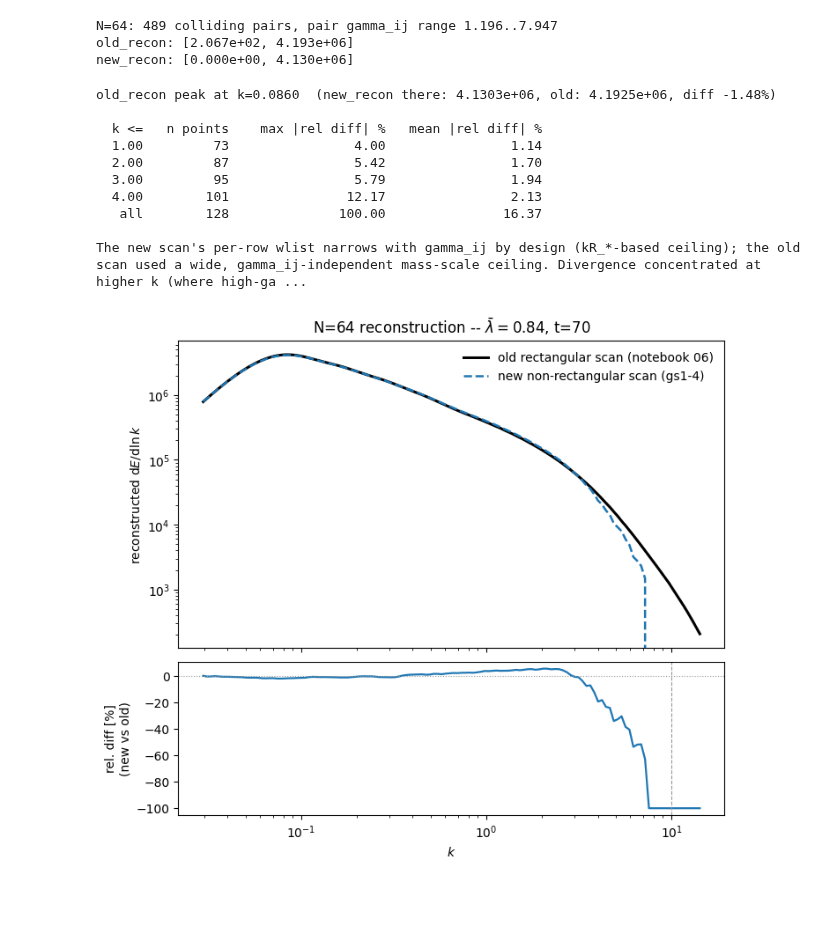
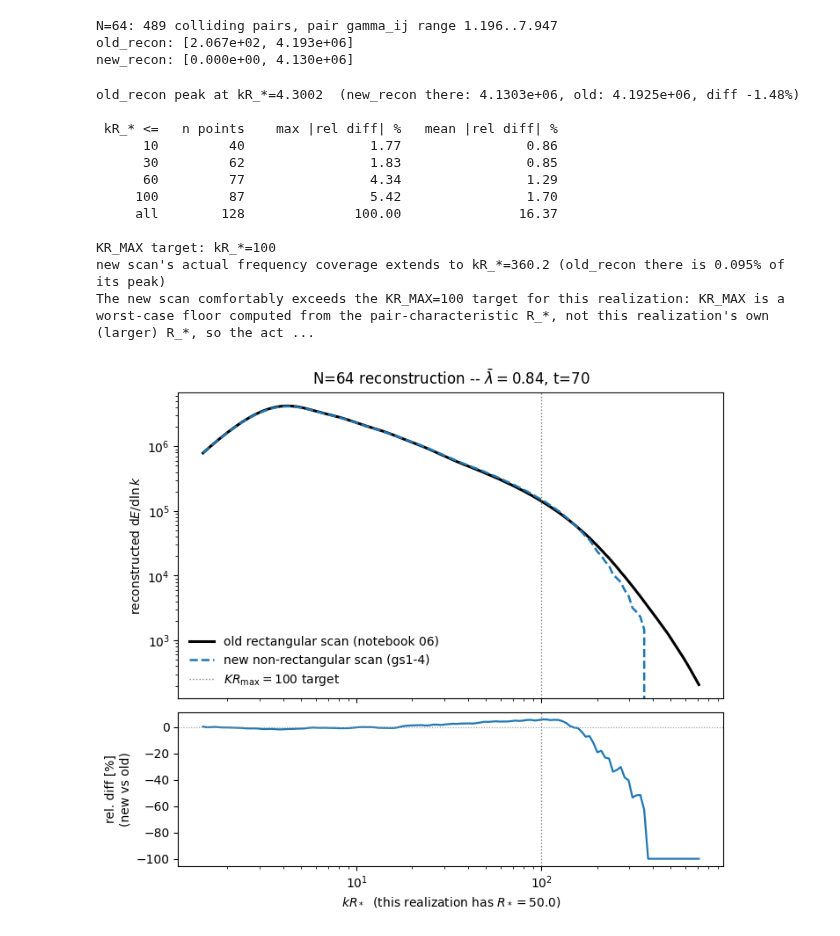
Before and after one commit to MSABuschmann/PhaseTransitionBuilder, a Jupyter notebook: notebooks/16_n64_reconstruction_scan_comparison.ipynb, the cells around one changed output. Saved outputs shown, nothing was run; the diff lists cells and outputs as text; code cells hidden in the pictures; blank space fills up the shorter version.

Commit message:
Fix N=64 comparison to plot kR_* with the realization's own R_*, not the pair-characteristic one

```diff
--- a/notebooks/16_n64_reconstruction_scan_comparison.ipynb
+++ b/notebooks/16_n64_reconstruction_scan_comparison.ipynb
@@ -227,60 +243,71 @@ N=64: 489 colliding pairs, pair gamma_ij range 1.196..7.947
 old_recon: [2.067e+02, 4.193e+06]
 new_recon: [0.000e+00, 4.130e+06]
 # %%
-def rel_diff_report(kcut):
-    mask = (k_out <= kcut) & (old_recon > 0)
+x_out = k_out * Rstar_realization   # dimensionless kR_*, the physically meaningful axis
+
+def rel_diff_report(xcut):
+    mask = (x_out <= xcut) & (old_recon > 0)
     rd = (new_recon[mask] - old_recon[mask]) / old_recon[mask]
     return mask.sum(), np.abs(rd).max() * 100, np.abs(rd).mean() * 100
 
 ipeak = np.argmax(old_recon)
-print(f'old_recon peak at k={k_out[ipeak]:.4f}  (new_recon there: {new_recon[ipeak]:.4e}, '
+print(f'old_recon peak at kR_*={x_out[ipeak]:.4f}  (new_recon there: {new_recon[ipeak]:.4e}, '
       f'old: {old_recon[ipeak]:.4e}, diff {100*(new_recon[ipeak]-old_recon[ipeak])/old_recon[ipeak]:+.2f}%)')
 print()
-print(f"{'k <=':>6}  {'n points':>9}  {'max |rel diff| %':>18}  {'mean |rel diff| %':>18}")
-for kcut in (1.0, 2.0, 3.0, 4.0, k_out.max()):
-    n, mx, mn = rel_diff_report(kcut)
-    label = f'{kcut:.2f}' if kcut < k_out.max() else 'all'
-    print(f'{label:>6}  {n:>9}  {mx:>18.2f}  {mn:>18.2f}')
+print(f"{'kR_* <=':>8}  {'n points':>9}  {'max |rel diff| %':>18}  {'mean |rel diff| %':>18}")
+for xcut in (10.0, 30.0, 60.0, KR_MAX, x_out.max()):
+    n, mx, mn = rel_diff_report(xcut)
+    label = f'{xcut:.0f}' if xcut < x_out.max() else 'all'
+    print(f'{label:>8}  {n:>9}  {mx:>18.2f}  {mn:>18.2f}')
+
+new_nonzero = np.where(new_recon > 0)[0]
+x_new_cutoff = x_out[new_nonzero[-1]]
+old_frac_at_cutoff = old_recon[new_nonzero[-1]] / old_recon.max()
 print()
-print('The new scan\'s per-row wlist narrows with gamma_ij by design (kR_*-based '
-      'ceiling); the old scan used a wide, gamma_ij-independent mass-scale ceiling. '
-      'Divergence concentrated at higher k (where high-gamma_ij pairs\' bracket rows '
-      'in the new scan have already run out of frequency coverage) is therefore '
-      'expected, not a reconstruction defect -- see the peak/low-k agreement above.')
+print(f'KR_MAX target: kR_*={KR_MAX:.0f}')
+print(f'new scan\'s actual frequency coverage extends to kR_*={x_new_cutoff:.1f} '
+      f'(old_recon there is {old_frac_at_cutoff*100:.3f}% of its peak)')
+print('The new scan comfortably exceeds the KR_MAX=100 target for this realization: '
+      'KR_MAX is a worst-case floor computed from the pair-characteristic R_*, not '
+      'this realization\'s own (larger) R_*, so the actual coverage in kR_* is wider '
+      'than the guaranteed minimum.')
 # %% [output]
-old_recon peak at k=0.0860  (new_recon there: 4.1303e+06, old: 4.1925e+06, diff -1.48%)
+old_recon peak at kR_*=4.3002  (new_recon there: 4.1303e+06, old: 4.1925e+06, diff -1.48%)
 
-  k <=   n points    max |rel diff| %   mean |rel diff| %
-  1.00         73                4.00                1.14
-  2.00         87                5.42                1.70
-  3.00         95                5.79                1.94
-  4.00        101               12.17                2.13
-   all        128              100.00               16.37
+ kR_* <=   n points    max |rel diff| %   mean |rel diff| %
+      10         40                1.77                0.86
+      30         62                1.83                0.85
+      60         77                4.34                1.29
+     100         87                5.42                1.70
+     all        128              100.00               16.37
 
-The new scan's per-row wlist narrows with gamma_ij by design (kR_*-based ceiling); the old scan used a wide, gamma_ij-independent mass-scale ceiling. Divergence concentrated at higher k (where high-ga ...
+KR_MAX target: kR_*=100
+new scan's actual frequency coverage extends to kR_*=360.2 (old_recon there is 0.095% of its peak)
+The new scan comfortably exceeds the KR_MAX=100 target for this realization: KR_MAX is a worst-case floor computed from the pair-characteristic R_*, not this realization's own (larger) R_*, so the act ...
 # %%
 fig, (ax_spec, ax_diff) = plt.subplots(2, 1, figsize=(8, 7), sharex=True,
                                        gridspec_kw=dict(height_ratios=[2, 1], hspace=0.06))
 
-ax_spec.plot(k_out, old_recon, color='k', lw=2.2, label='old rectangular scan (notebook 06)')
-ax_spec.plot(k_out, new_recon, color='C0', lw=1.8, ls='--',
+ax_spec.plot(x_out, old_recon, color='k', lw=2.2, label='old rectangular scan (notebook 06)')
+ax_spec.plot(x_out, new_recon, color='C0', lw=1.8, ls='--',
             label='new non-rectangular scan (gs1-4)')
+ax_spec.axvline(KR_MAX, color='0.5', lw=1.0, ls=':', label=r'$KR_{\rm max}=100$ target')
 ax_spec.set_xscale('log')
 ax_spec.set_yscale('log')
 ax_spec.set_ylabel(r'reconstructed $\mathrm{d}E/\mathrm{d}\ln k$')
 ax_spec.set_title(rf'N=64 reconstruction -- $\bar{{\lambda}}={LAMBDA_BAR}$, t={T_TARGET:.0f}')
 ax_spec.legend(frameon=False)
 
 rd = np.where(old_recon > 0, (new_recon - old_recon) / old_recon, np.nan)
-ax_diff.plot(k_out, rd * 100, color='C0', lw=1.6)
+ax_diff.plot(x_out, rd * 100, color='C0', lw=1.6)
 ax_diff.axhline(0, color='0.6', lw=0.8, ls=':')
-ax_diff.axvline(new_gammas.max(), color='0.6', lw=0.8, ls='--')
+ax_diff.axvline(KR_MAX, color='0.5', lw=1.0, ls=':')
 ax_diff.set_xscale('log')
-ax_diff.set_xlabel(r'$k$')
+ax_diff.set_xlabel(rf'$k R_*$  (this realization has $R_*={Rstar_realization:.1f}$)')
 ax_diff.set_ylabel('rel. diff [%]\n(new vs old)')
 
 plt.tight_layout()
 plt.savefig(REPO_ROOT / 'n64_reconstruction_scan_comparison.pdf', bbox_inches='tight')
 plt.show()
 # %% [output]
-[figure, old version]
+[figure, new version]
```
Also changed, not shown: parts of 2 cells of this notebook.
